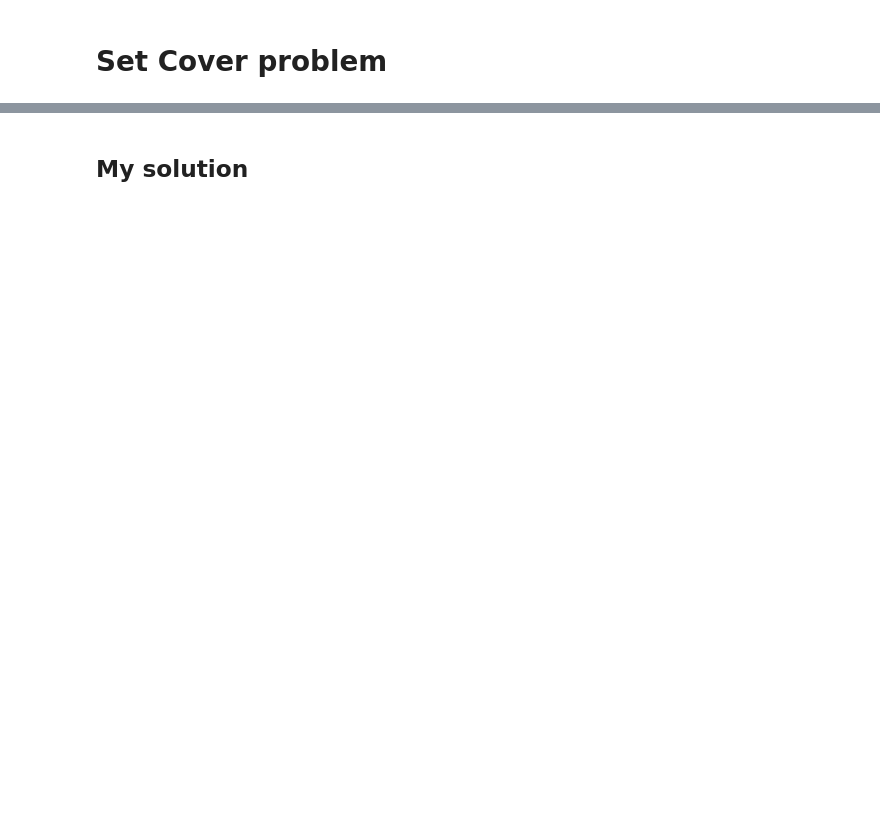
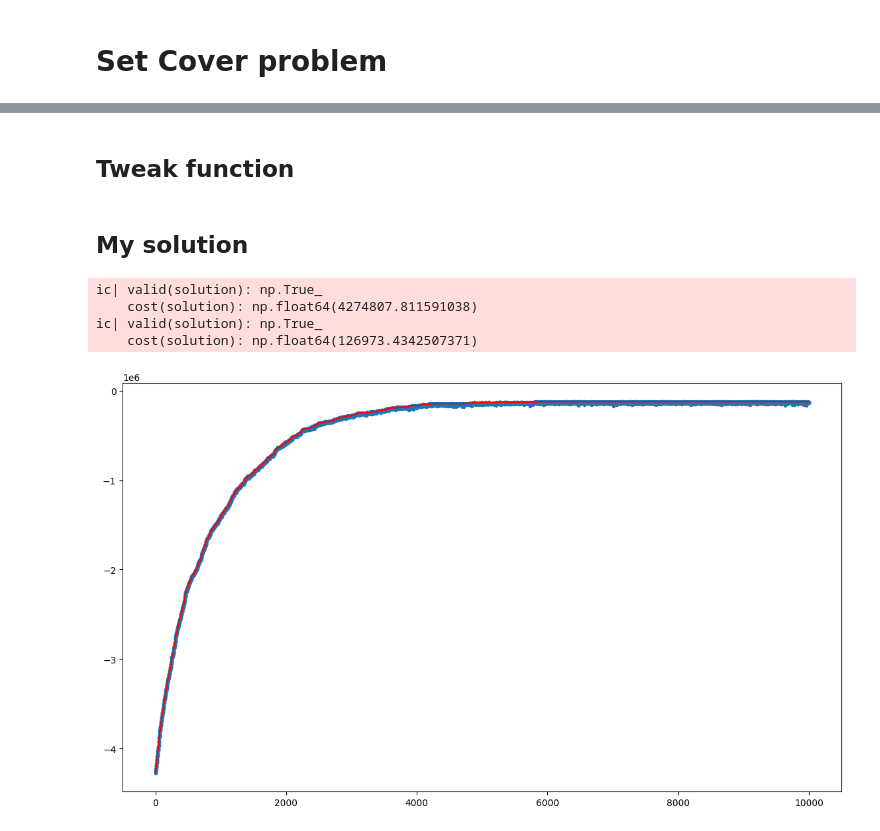
Before and after one commit to MarcoDelCore/CI2024_lab1, a Jupyter notebook: lab01.ipynb, the cells around one changed output, grey strips where cells are left out. Saved outputs shown, nothing was run; the diff lists cells and outputs as text; code cells hidden in the pictures; blank space fills up the shorter version.

Commit message:
add solution

```diff
--- a/lab01.ipynb
+++ b/lab01.ipynb
@@ -35,2 +33,15 @@ Error:
+# %% [markdown]
+## Tweak function
+# %%
+def tweak(solution):
+    new_solution = solution.copy()
+    index = None
+    while index is None or np.random.random() < 0.4:
+        index = np.random.randint(0, NUM_SETS)
+        new_solution[index] = not new_solution[index]
+    return new_solution
+
+def fitness(solution):
+    return (valid(solution), -cost(solution))
 # %% [markdown]
 ## My solution
@@ -72,0 +48,33 @@ ic(valid(initial_solution), cost(initial_solution))
+# %%
+solution = np.full(NUM_SETS, True)
+ic(valid(solution), cost(solution))
+solution_fitness = fitness(solution)
+history = [solution_fitness[1]]
+
+
+for steps in range(10_000):
+    # TWEAK
+    temp = tweak(solution)
+    f = fitness(temp)
+    history.append(f[1])
+
+    if f > solution_fitness:
+        solution = temp
+        solution_fitness = f
+ic(valid(solution), cost(solution))
+None
+# %% [output]
+ic| valid(solution): np.True_
+    cost(solution): np.float64(4274807.811591038)
+ic| valid(solution): np.True_
+    cost(solution): np.float64(126973.4342507371)
+# %%
+plt.figure(figsize=(14, 8))
+plt.plot(
+    range(len(history)),
+    list(accumulate(history, max)),
+    color="red",
+)
+_ = plt.scatter(range(len(history)), history, marker=".")
+# %% [output]
+[figure, added]
```
Also changed, not shown: parts of 2 cells of this notebook.
